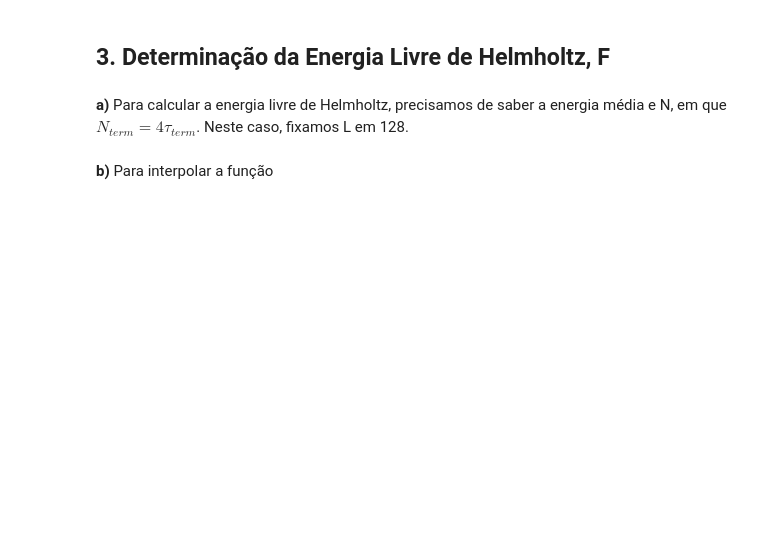
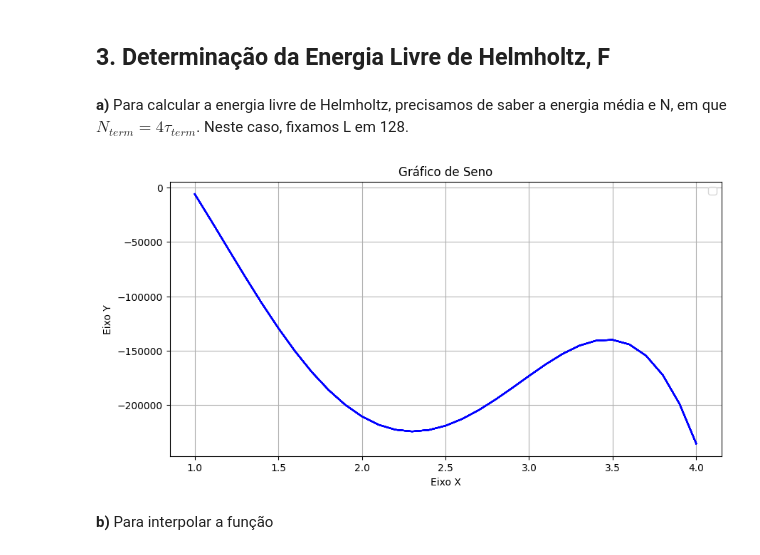
Before and after one commit to RafaelFernandesIST/FC_Grupo22, a Jupyter notebook: Projeto_1/projeto_1.ipynb, the cells around one changed output. Saved outputs shown, nothing was run; the diff lists cells and outputs as text; code cells hidden in the pictures; blank space fills up the shorter version.

Commit message:
3 a) funcional (o n está pequeno para não demorar muito a correr)

```diff
--- a/Projeto_1/projeto_1.ipynb
+++ b/Projeto_1/projeto_1.ipynb
@@ -408,54 +408,50 @@ plt.show()
 # %% [markdown]
 **a)** Para calcular a energia livre de Helmholtz, precisamos de saber a energia média e N, em que $N_{term} = 4\tau_{term}$. Neste caso, fixamos L em 128.
 # %%
-#Placeholder para função tau verdadeira
-def tau(L, T):
-    return L + T
-
 #Função calcula a energia livre de helmholtz para T e L determinados
 def helmholtz(L, T, n):
 
     t_array = np.linspace(T, 10, n)
-    integ_array = np.empty([]) #Array dos integrandos
+    integ_array = np.empty((len(t_array),)) #Array dos integrandos
 
     #O loop define o integrando para cada T (energ/temp^2)
     for t in t_array:
         #Correr simulação
         h_ising = IsingModel(L, t)
         h_ising.iter_monte_carlo(n)
 
         #Calcular termo integrando
         energy = h_ising.calc_ener()
         integ = energy/(t**2)
-        np.append(integ_array, integ)
+        i = np.where(t_array == t)
+        integ_array[i] = integ
 
-    N = 4 * tau(L, T)
+    condition = np.array([L,T])
+    N = 4 * interp_tau(condition)
     integral = cumulative_trapezoid(integ_array, t_array)
 
     return T*(integral - N*np.log(2))
 
-#Definir L, n, e T inicial
+#Definir L e n
 L = 128
+n = 10
+
+#Definir arrays das coordenadas
 T_array = np.arange(0.1, 10, 0.1)
-n = 100
-F_array = np.empty([])
-
-
-#Calcular as energias de helmholtz
-for temp in T_array:
-    F = helmholtz(L, temp, n)
-    np.append(F_array, F)
+F_array = np.array([helmholtz(L, temp, n) for temp in T_array])
 
 #Plotar gráfico
 plt.figure(figsize=(10, 5)) # tamanho da figura
 
-plt.plot(T_array, F_array, label='Seno', color='blue') # plotando a função seno
+plt.plot(T_array, F_array, label='', color='blue') # plotando a função seno
 plt.title('Gráfico de Seno') # título do gráfico
 plt.xlabel('Eixo X') # rótulo do eixo x
 plt.ylabel('Eixo Y') # rótulo do eixo y
 plt.legend() # legenda
 plt.grid() # grelha
 plt.show() # mostrando o gráfico
+# %% [output]
+[figure, added]
 # %% [markdown]
 **b)** Para interpolar a função
 # %%
```
Also changed, not shown: parts of 8 cells of this notebook.
